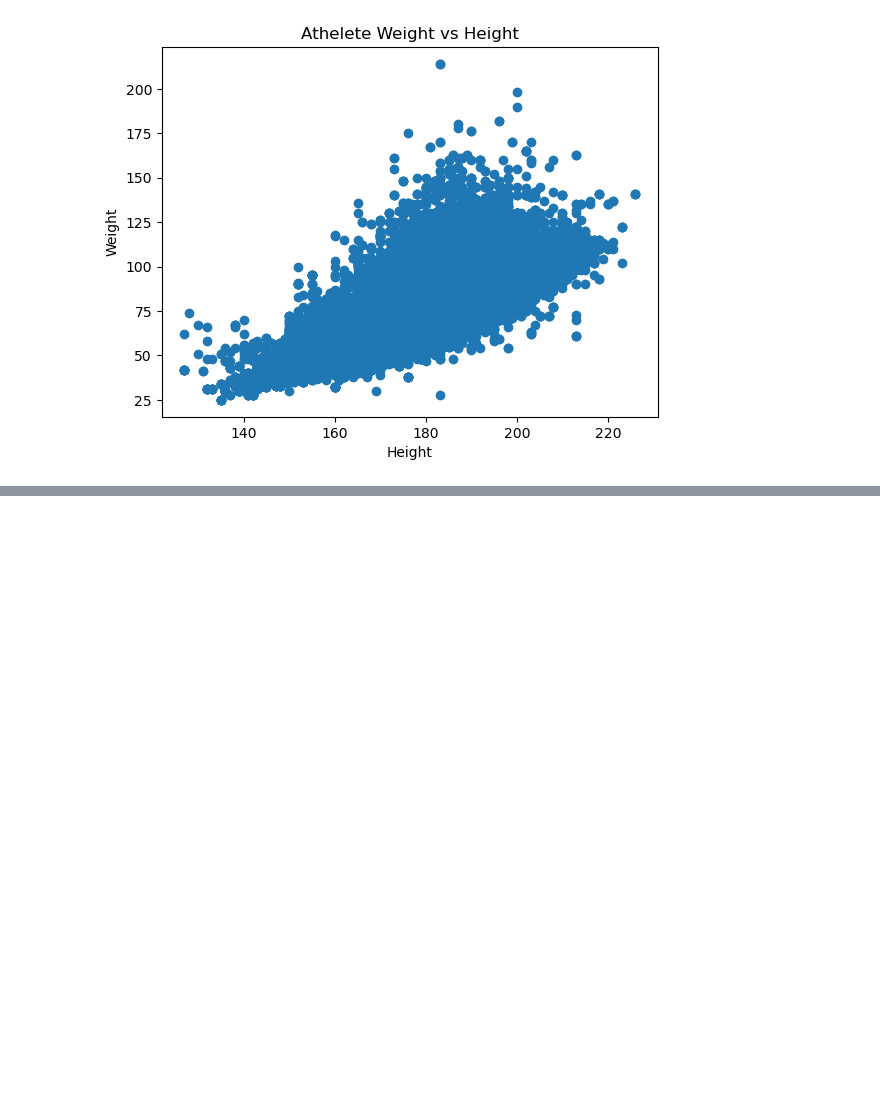
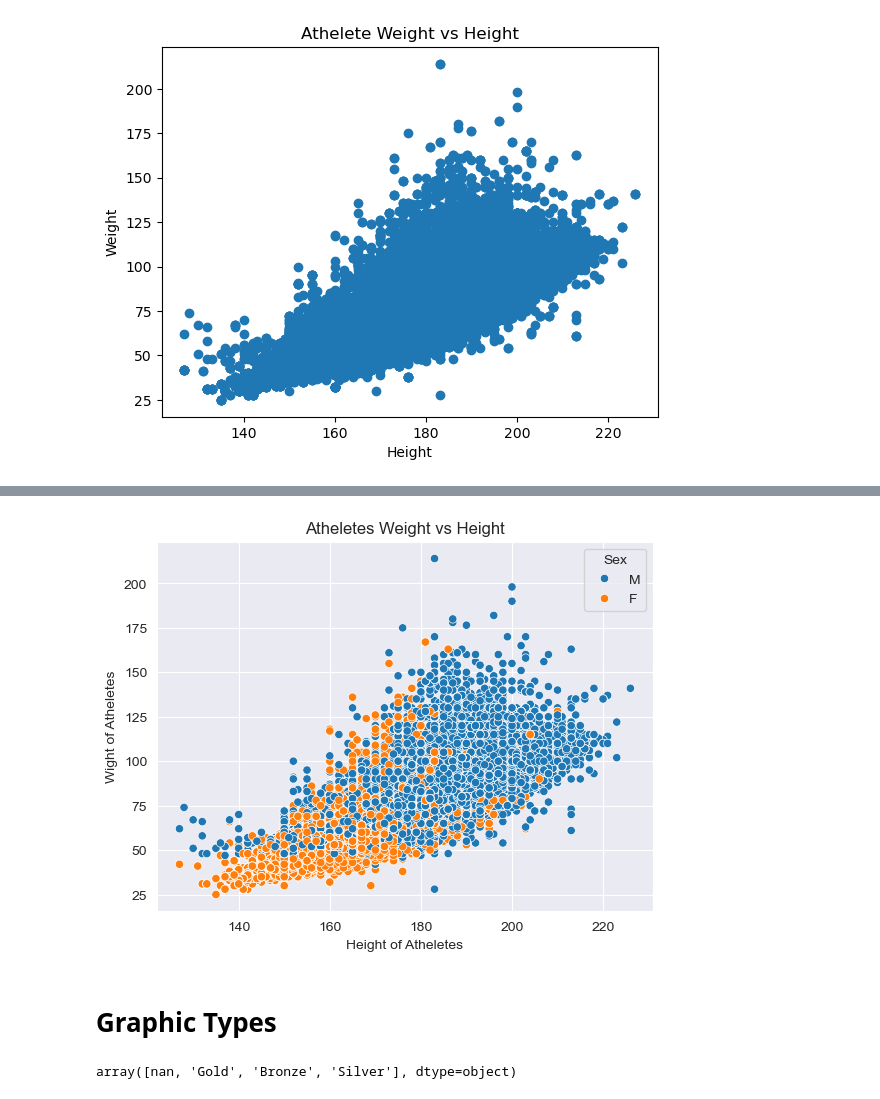
Before and after one commit to ensarakbas77/Veri-Bilimi-Makine-Ogrenmesi-100-Gunluk-Kamp, a Jupyter notebook: Seaborn.ipynb, the cells around one changed output, grey strips where cells are left out. Saved outputs shown, nothing was run; the diff lists cells and outputs as text; code cells hidden in the pictures; blank space fills up the shorter version.

```diff
--- a/Seaborn.ipynb
+++ b/Seaborn.ipynb
@@ -56,0 +82,16 @@ plt.show()
+# %%
+# male vs female
+sns.set_style("darkgrid")
+sns.scatterplot(x="Height", y="Weight", hue="Sex", data=df)
+plt.xlabel("Height of Atheletes")
+plt.ylabel("Wight of Atheletes")
+plt.title("Atheletes Weight vs Height")
+plt.show()
+# %% [output]
+[figure, added]
+# %% [markdown]
+# Graphic Types
+# %%
+df["Medal"].unique()
+# %% [output]
+array([nan, 'Gold', 'Bronze', 'Silver'], dtype=object)
```
Also changed, not shown: parts of 12 cells of this notebook.
